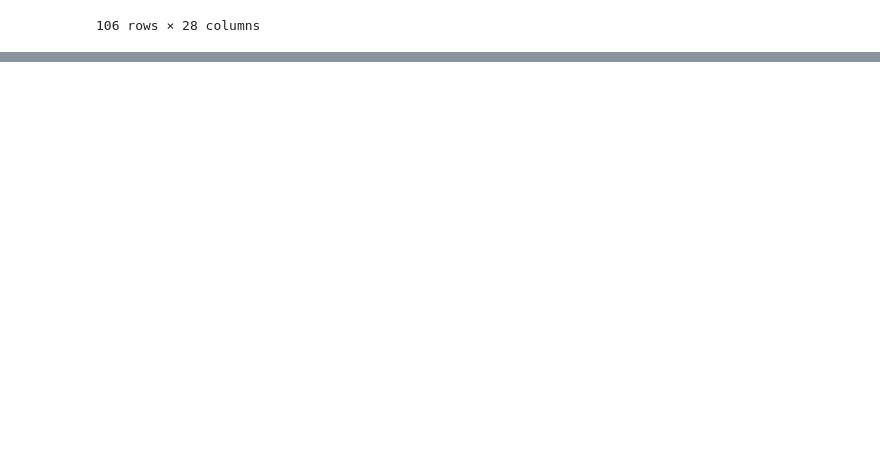
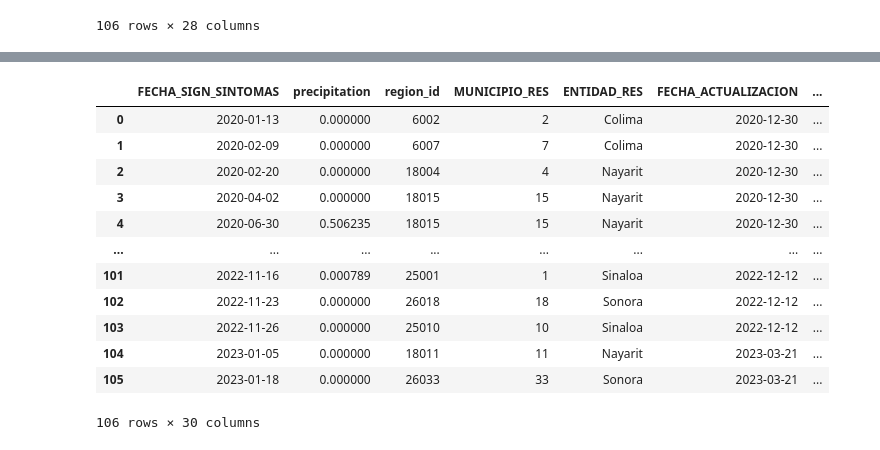
Before and after one commit to pcorner10/denguetemp2022, a Jupyter notebook: main_2023.ipynb, the cells around one changed output, grey strips where cells are left out. Cells and saved outputs as stored; diff of their text form; code cells hidden in the pictures; blank space fills up the shorter version.

```diff
--- a/main_2023.ipynb
+++ b/main_2023.ipynb
@@ -313,0 +333,25 @@ era5.head()
+# %%
+import datetime
+
+def milliseconds_to_date(milliseconds):
+    # Convertir milisegundos a segundos
+    seconds = milliseconds / 1000
+    # Crear un objeto datetime a partir de los segundos desde la época Unix (1 de enero de 1970)
+    date = datetime.datetime.fromtimestamp(seconds)
+    return date
+# %%
+chirps = pd.read_csv("data/chirps/CHIRPS_daily_mean_precip_2020_2023.csv")
+chirps.drop(columns=['system:index','.geo'], inplace=True)
+
+
+chirps['date'] = chirps['date'].apply(milliseconds_to_date)
+# sum 6 hours to date column
+chirps['date'] = chirps['date'] + datetime.timedelta(hours=6)
+chirps["MUNICIPIO_RES"] = [str(x)[-3:] for x in chirps["region_id"]]
+chirps["MUNICIPIO_RES"] = chirps["MUNICIPIO_RES"].astype(int)
+chirps["ENTIDAD_RES"] = [str(x)[:-3] for x in chirps["region_id"]]
+chirps['ENTIDAD_RES'] = chirps['ENTIDAD_RES'].astype(int)
+chirps['ENTIDAD_RES'].replace(entidades_federativas, inplace=True)
+
+chirps.rename(columns={'date':'FECHA_SIGN_SINTOMAS'}, inplace=True)
+chirps
@@ -313,0 +388,17 @@ era5.head()
+# %%
+chirps_dengue = chirps.merge(dengue, on=['ENTIDAD_RES', 'MUNICIPIO_RES', 'FECHA_SIGN_SINTOMAS'], how='inner')
+chirps_dengue
+# %% [output]
+|  | FECHA_SIGN_SINTOMAS | precipitation | region_id | MUNICIPIO_RES | ENTIDAD_RES | FECHA_ACTUALIZACION | ... |
+| 0 | 2020-01-13 | 0.000000 | 6002 | 2 | Colima | 2020-12-30 | ... |
+| 1 | 2020-02-09 | 0.000000 | 6007 | 7 | Colima | 2020-12-30 | ... |
+| 2 | 2020-02-20 | 0.000000 | 18004 | 4 | Nayarit | 2020-12-30 | ... |
+| 3 | 2020-04-02 | 0.000000 | 18015 | 15 | Nayarit | 2020-12-30 | ... |
+| 4 | 2020-06-30 | 0.506235 | 18015 | 15 | Nayarit | 2020-12-30 | ... |
+| ... | ... | ... | ... | ... | ... | ... | ... |
+| 101 | 2022-11-16 | 0.000789 | 25001 | 1 | Sinaloa | 2022-12-12 | ... |
+| 102 | 2022-11-23 | 0.000000 | 26018 | 18 | Sonora | 2022-12-12 | ... |
+| 103 | 2022-11-26 | 0.000000 | 25010 | 10 | Sinaloa | 2022-12-12 | ... |
+| 104 | 2023-01-05 | 0.000000 | 18011 | 11 | Nayarit | 2023-03-21 | ... |
+| 105 | 2023-01-18 | 0.000000 | 26033 | 33 | Sonora | 2023-03-21 | ... |
+106 rows × 30 columns
```
Also changed, not shown: parts of 9 cells of this notebook, 1 other file.
